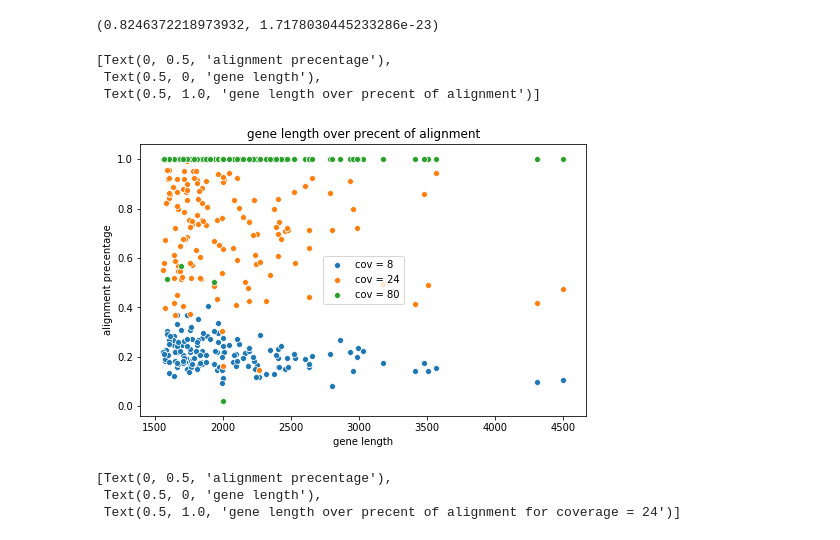
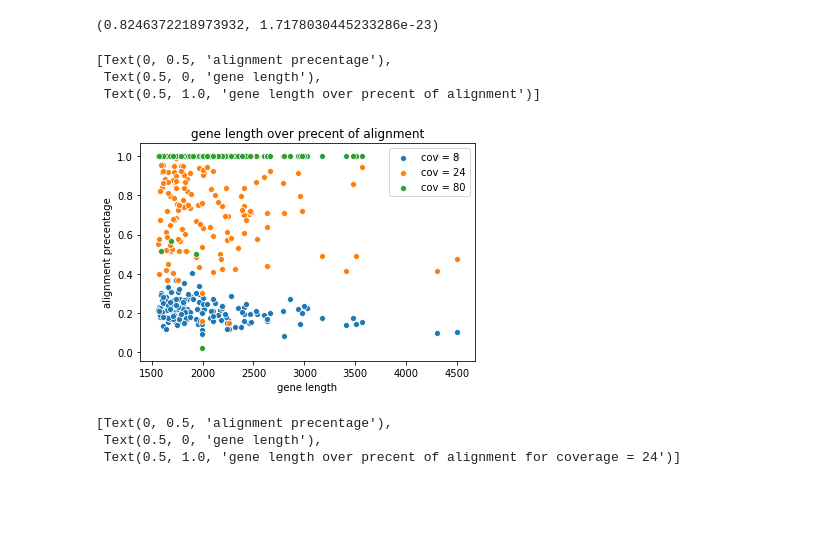
Before and after one commit to roysh1993/bioinformatics_final, a Jupyter notebook: plots_notebook.ipynb, the cells around one changed output. Drawn from its saved outputs; the diff is of its cells as text; code cells hidden in the pictures; blank space fills up the shorter version.

Commit message:
added plots

```diff
--- a/plots_notebook.ipynb
+++ b/plots_notebook.ipynb
@@ -123,34 +123,33 @@ for cov in cov_list:
 # %%
 val_x = np.array([float(x) for x in per_cov_x[0]])
 val_y = np.array([float(x) for x in per_cov_y[0]])
 low_val_x = val_x[val_x < 5000]
 low_val_y = val_y[val_x < 5000]/9
-plt.figure(figsize=(8, 5))
 
 
 
 sns.scatterplot(low_val_x,low_val_y,label="cov = 8").set(title="gene length over precent of alignment", xlabel= "gene length", ylabel = "alignment precentage")
 
 val_x = np.array([float(x) for x in per_cov_x[3]])
 val_y = np.array([float(x) for x in per_cov_y[3]])
 low_val_x = val_x[val_x < 5000]
 low_val_y = val_y[val_x < 5000]/10
 
 
 sns.scatterplot(low_val_x,low_val_y,label="cov = 24").set(title="gene length over precent of alignment", xlabel= "gene length", ylabel = "alignment precentage")
 
 val_x = np.array([float(x) for x in per_cov_x[9]])
 val_y = np.array([float(x) for x in per_cov_y[9]])
 low_val_x = val_x[val_x < 5000]
 low_val_y = val_y[val_x < 5000]/10
 
 
 sns.scatterplot(low_val_x,low_val_y,label="cov = 80").set(title="gene length over precent of alignment", xlabel= "gene length", ylabel = "alignment precentage")
 # %% [output]
 [Text(0, 0.5, 'alignment precentage'),
  Text(0.5, 0, 'gene length'),
  Text(0.5, 1.0, 'gene length over precent of alignment')]
-[figure, old version]
+[figure, new version]
 # %%
 val_x = np.array([float(x) for x in per_cov_x[3]])
 val_y = np.array([float(x) for x in per_cov_y[3]])
```
